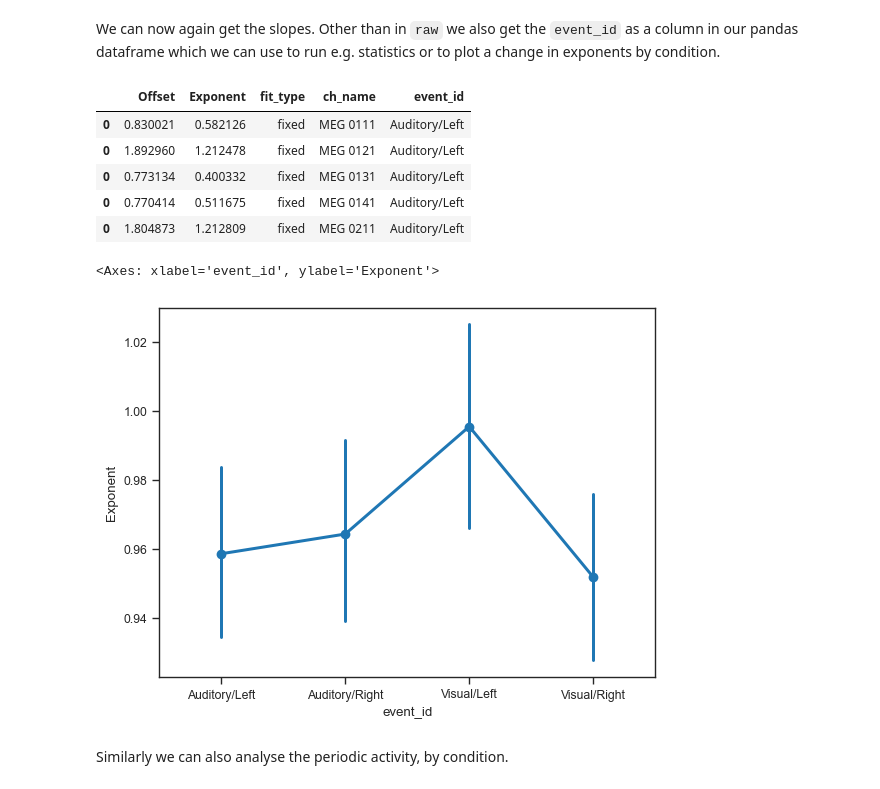
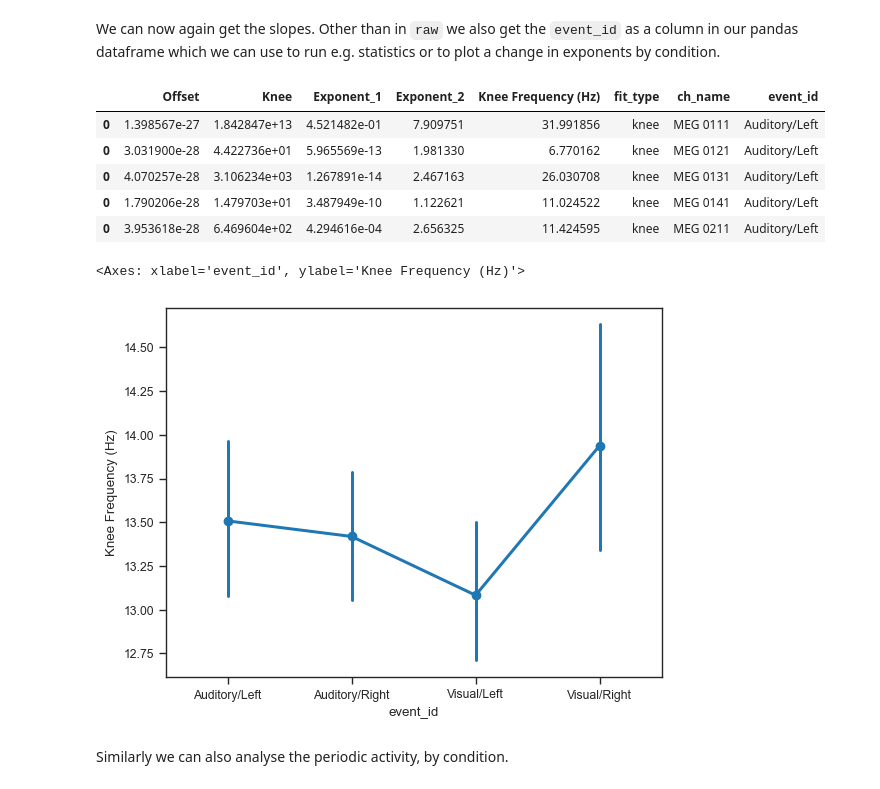
Before and after one commit to schmidtfa/pyrasa, a Jupyter notebook: examples/irasa_mne.ipynb, the cells around one changed output. Drawn from its saved outputs; the diff is of its cells as text; code cells hidden in the pictures.

```diff
--- a/examples/irasa_mne.ipynb
+++ b/examples/irasa_mne.ipynb
@@ -178,22 +178,22 @@ aperiodic, periodic = irasa_epochs(epochs,
 # %% [markdown]
 We can now again get the slopes. Other than in `raw` we also get the `event_id` as a column in our pandas dataframe which we can use to run e.g. statistics or to plot a change in exponents by condition.
 # %%
-ap_slope, ap_gof = aperiodic.get_slopes()
+ap_slope, ap_gof = aperiodic.get_slopes(fit_func='knee')
 ap_slope.head()
 # %% [output]
-|  | Offset | Exponent | fit_type | ch_name | event_id |
-| 0 | 0.830021 | 0.582126 | fixed | MEG 0111 | Auditory/Left |
-| 0 | 1.892960 | 1.212478 | fixed | MEG 0121 | Auditory/Left |
-| 0 | 0.773134 | 0.400332 | fixed | MEG 0131 | Auditory/Left |
-| 0 | 0.770414 | 0.511675 | fixed | MEG 0141 | Auditory/Left |
-| 0 | 1.804873 | 1.212809 | fixed | MEG 0211 | Auditory/Left |
+|  | Offset | Knee | Exponent_1 | Exponent_2 | Knee Frequency (Hz) | fit_type | ch_name | event_id |
+| 0 | 1.398567e-27 | 1.842847e+13 | 4.521482e-01 | 7.909751 | 31.991856 | knee | MEG 0111 | Auditory/Left |
+| 0 | 3.031900e-28 | 4.422736e+01 | 5.965569e-13 | 1.981330 | 6.770162 | knee | MEG 0121 | Auditory/Left |
+| 0 | 4.070257e-28 | 3.106234e+03 | 1.267891e-14 | 2.467163 | 26.030708 | knee | MEG 0131 | Auditory/Left |
+| 0 | 1.790206e-28 | 1.479703e+01 | 3.487949e-10 | 1.122621 | 11.024522 | knee | MEG 0141 | Auditory/Left |
+| 0 | 3.953618e-28 | 6.469604e+02 | 4.294616e-04 | 2.656325 | 11.424595 | knee | MEG 0211 | Auditory/Left |
 # %%
-ap_data = ap_slope.groupby(['event_id', 'ch_name'])['Exponent'].mean().reset_index()
+ap_data = ap_slope.groupby(['event_id', 'ch_name'])['Knee Frequency (Hz)'].mean().reset_index()
 
-sns.pointplot(ap_data, x='event_id', y='Exponent')
+sns.pointplot(ap_data, x='event_id', y='Knee Frequency (Hz)')
 # %% [output]
-<Axes: xlabel='event_id', ylabel='Exponent'>
+<Axes: xlabel='event_id', ylabel='Knee Frequency (Hz)'>
-[figure, old version]
+[figure, new version]
 # %% [markdown]
 Similarly we can also analyse the periodic activity, by condition.
 # %%
```
Also changed, not shown: parts of 2 cells of this notebook, 2 other files.
